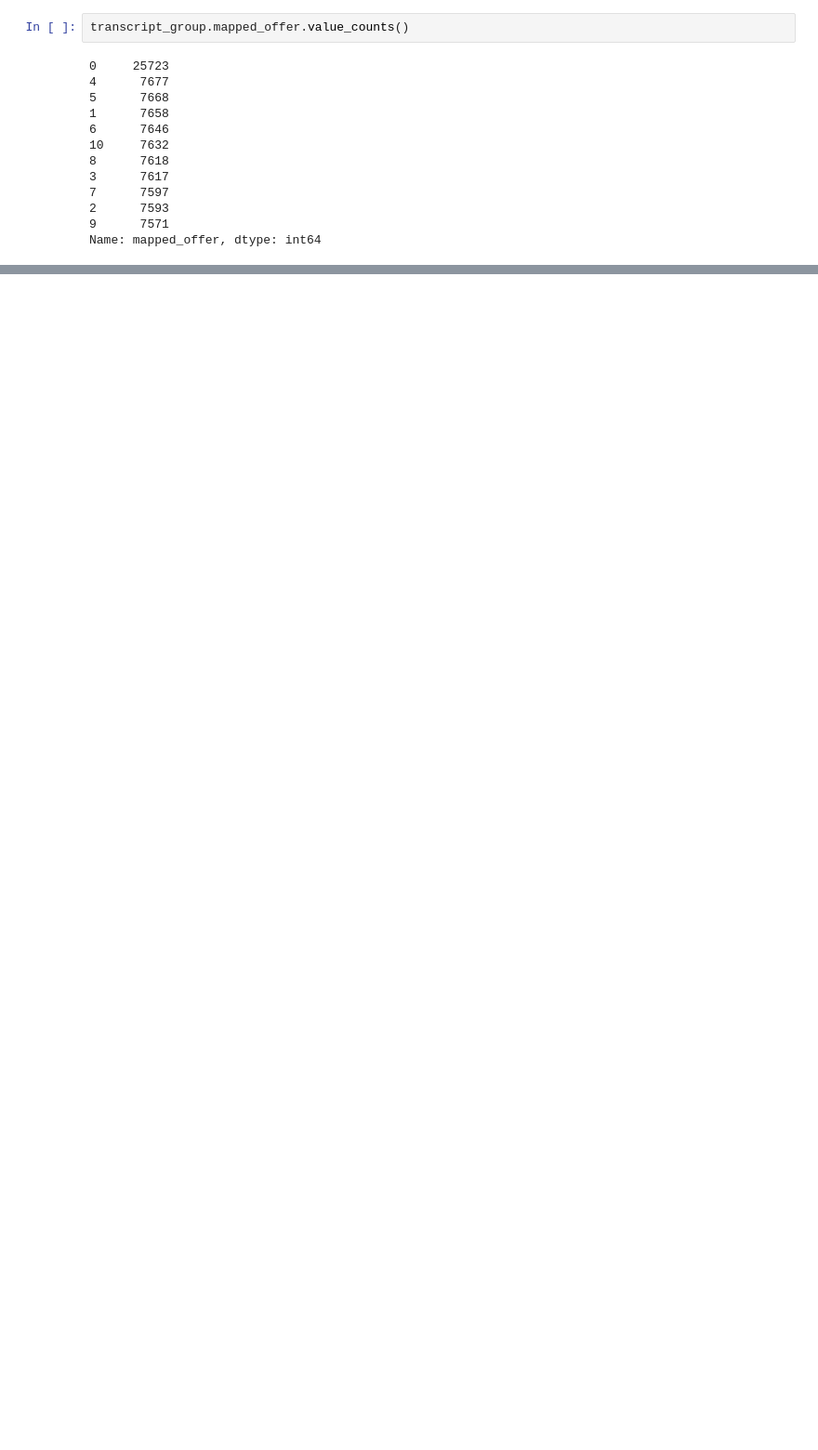
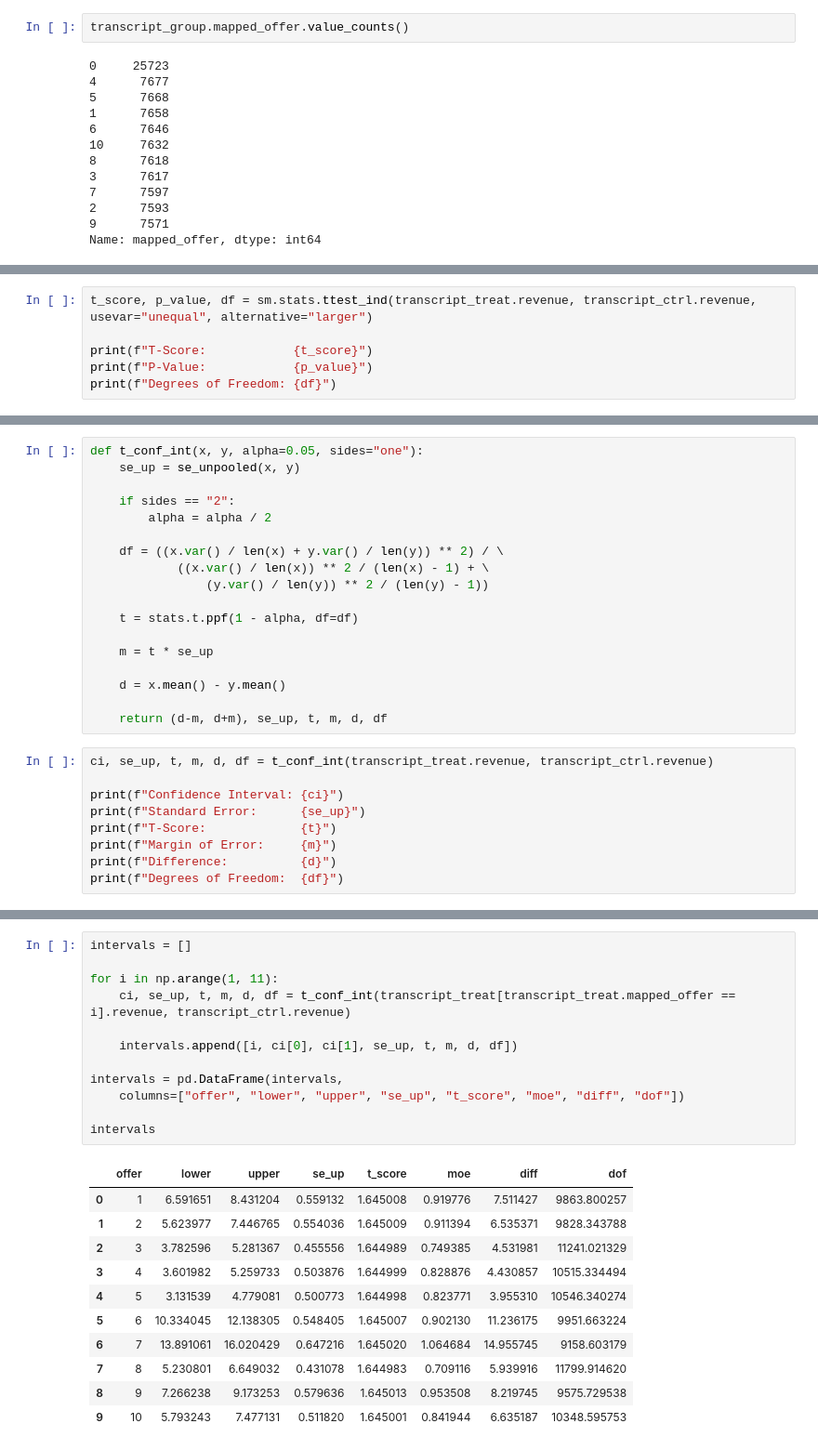
Before and after one commit to netxph/sb-capstone, a Jupyter notebook: notebooks/05 - Exploratory Data Analysis.ipynb, the cells around one changed output, grey strips where cells are left out. Shown: that part at 93% size. Saved outputs shown, nothing was run; the diff lists cells and outputs as text; blank space fills up the shorter version.

```diff
--- a/notebooks/05 - Exploratory Data Analysis.ipynb
+++ b/notebooks/05 - Exploratory Data Analysis.ipynb
@@ -532,0 +426,6 @@ ci
+# %%
+t_score, p_value, df = sm.stats.ttest_ind(transcript_treat.revenue, transcript_ctrl.revenue, usevar="unequal", alternative="larger")
+
+print(f"T-Score:            {t_score}")
+print(f"P-Value:            {p_value}")
+print(f"Degrees of Freedom: {df}")
@@ -532,0 +478,27 @@ ci
+# %%
+def t_conf_int(x, y, alpha=0.05, sides="one"):
+    se_up = se_unpooled(x, y)
+
+    if sides == "2":
+        alpha = alpha / 2
+
+    df = ((x.var() / len(x) + y.var() / len(y)) ** 2) / \
+            ((x.var() / len(x)) ** 2 / (len(x) - 1) + \
+                (y.var() / len(y)) ** 2 / (len(y) - 1))
+
+    t = stats.t.ppf(1 - alpha, df=df)
+
+    m = t * se_up
+
+    d = x.mean() - y.mean()
+
+    return (d-m, d+m), se_up, t, m, d, df
+# %%
+ci, se_up, t, m, d, df = t_conf_int(transcript_treat.revenue, transcript_ctrl.revenue)
+
+print(f"Confidence Interval: {ci}")
+print(f"Standard Error:      {se_up}")
+print(f"T-Score:             {t}")
+print(f"Margin of Error:     {m}")
+print(f"Difference:          {d}")
+print(f"Degrees of Freedom:  {df}")
@@ -532,0 +516,24 @@ ci
+# %%
+intervals = []
+
+for i in np.arange(1, 11):
+    ci, se_up, t, m, d, df = t_conf_int(transcript_treat[transcript_treat.mapped_offer == i].revenue, transcript_ctrl.revenue)
+
+    intervals.append([i, ci[0], ci[1], se_up, t, m, d, df])
+
+intervals = pd.DataFrame(intervals,
+    columns=["offer", "lower", "upper", "se_up", "t_score", "moe", "diff", "dof"])
+
+intervals
+# %% [output]
+|  | offer | lower | upper | se_up | t_score | moe | diff | dof |
+| 0 | 1 | 6.591651 | 8.431204 | 0.559132 | 1.645008 | 0.919776 | 7.511427 | 9863.800257 |
+| 1 | 2 | 5.623977 | 7.446765 | 0.554036 | 1.645009 | 0.911394 | 6.535371 | 9828.343788 |
+| 2 | 3 | 3.782596 | 5.281367 | 0.455556 | 1.644989 | 0.749385 | 4.531981 | 11241.021329 |
+| 3 | 4 | 3.601982 | 5.259733 | 0.503876 | 1.644999 | 0.828876 | 4.430857 | 10515.334494 |
+| 4 | 5 | 3.131539 | 4.779081 | 0.500773 | 1.644998 | 0.823771 | 3.955310 | 10546.340274 |
+| 5 | 6 | 10.334045 | 12.138305 | 0.548405 | 1.645007 | 0.902130 | 11.236175 | 9951.663224 |
+| 6 | 7 | 13.891061 | 16.020429 | 0.647216 | 1.645020 | 1.064684 | 14.955745 | 9158.603179 |
+| 7 | 8 | 5.230801 | 6.649032 | 0.431078 | 1.644983 | 0.709116 | 5.939916 | 11799.914620 |
+| 8 | 9 | 7.266238 | 9.173253 | 0.579636 | 1.645013 | 0.953508 | 8.219745 | 9575.729538 |
+| 9 | 10 | 5.793243 | 7.477131 | 0.511820 | 1.645001 | 0.841944 | 6.635187 | 10348.595753 |
```
Also changed, not shown: parts of 136 cells of this notebook, 1 other file.
